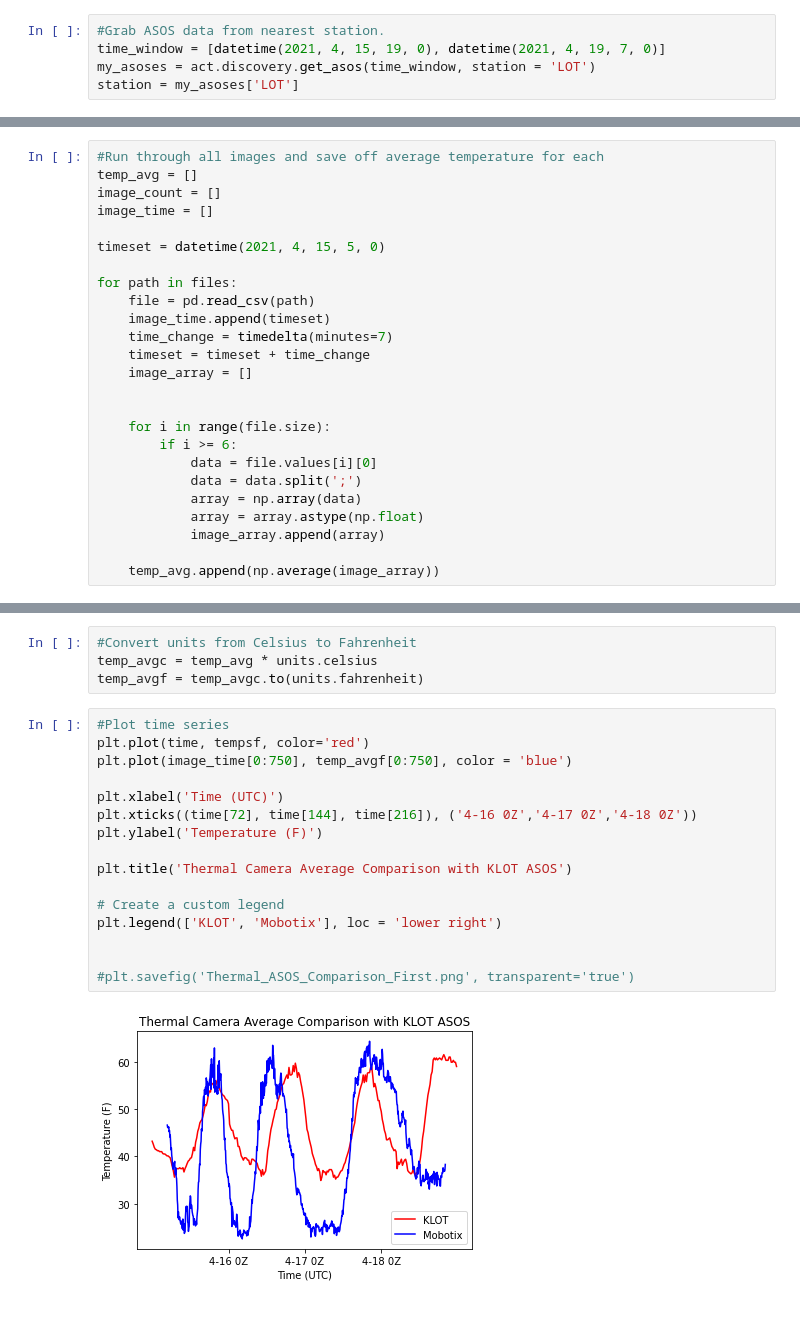
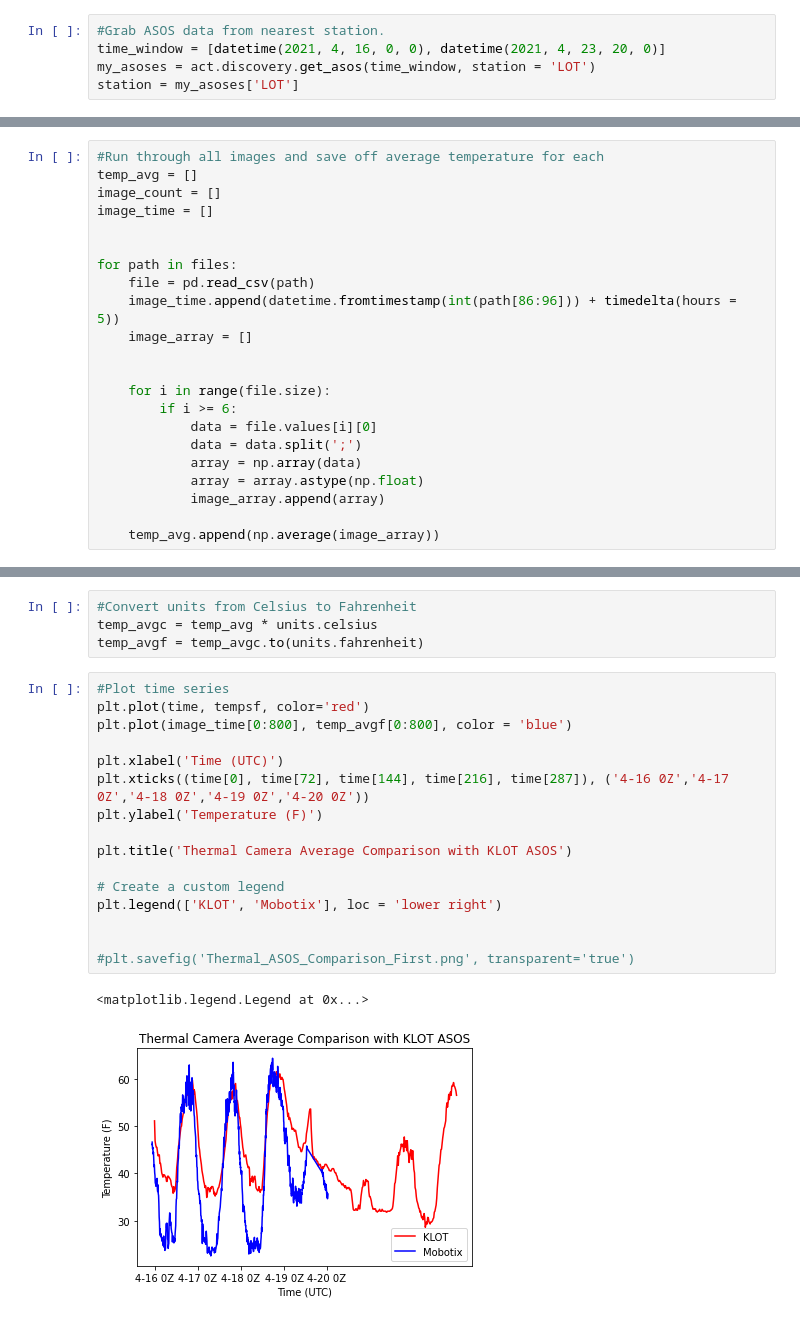
Before and after one commit to sagecontinuum/SageScienceExamples, a Jupyter notebook: Mobotix_RadTherm/Mobotix_Ground_Temp_ASOS_Comparison.ipynb, the cells around one changed output, grey strips where cells are left out. Saved outputs shown, nothing was run; the diff lists cells and outputs as text.

Commit message:
Correct times on ASOS notebook
Converted the epoch time from the filename to a useable datetime for the plot.

```diff
--- a/Mobotix_RadTherm/Mobotix_Ground_Temp_ASOS_Comparison.ipynb
+++ b/Mobotix_RadTherm/Mobotix_Ground_Temp_ASOS_Comparison.ipynb
@@ -15,7 +15,7 @@ from datetime import datetime
 from datetime import timedelta
 # %%
 #Grab ASOS data from nearest station.
-time_window = [datetime(2021, 4, 15, 19, 0), datetime(2021, 4, 19, 7, 0)]
+time_window = [datetime(2021, 4, 16, 0, 0), datetime(2021, 4, 23, 20, 0)]
 my_asoses = act.discovery.get_asos(time_window, station = 'LOT')
 station = my_asoses['LOT']
 # %% [output]
@@ -38,13 +48,10 @@ temp_avg = []
 image_count = []
 image_time = []
 
-timeset = datetime(2021, 4, 15, 5, 0)
 
 for path in files:
     file = pd.read_csv(path)
-    image_time.append(timeset)
-    time_change = timedelta(minutes=7)
-    timeset = timeset + time_change
+    image_time.append(datetime.fromtimestamp(int(path[86:96])) + timedelta(hours = 5))
     image_array = []
 
 
@@ -64,18 +75,19 @@ temp_avgf = temp_avgc.to(units.fahrenheit)
 # %%
 #Plot time series
 plt.plot(time, tempsf, color='red')
-plt.plot(image_time[0:750], temp_avgf[0:750], color = 'blue')
+plt.plot(image_time[0:800], temp_avgf[0:800], color = 'blue')
 
 plt.xlabel('Time (UTC)')
-plt.xticks((time[72], time[144], time[216]), ('4-16 0Z','4-17 0Z','4-18 0Z'))
+plt.xticks((time[0], time[72], time[144], time[216], time[287]), ('4-16 0Z','4-17 0Z','4-18 0Z','4-19 0Z','4-20 0Z'))
 plt.ylabel('Temperature (F)')
 
 plt.title('Thermal Camera Average Comparison with KLOT ASOS')
 
 # Create a custom legend
 plt.legend(['KLOT', 'Mobotix'], loc = 'lower right')
 
 
 #plt.savefig('Thermal_ASOS_Comparison_First.png', transparent='true')
 # %% [output]
+<matplotlib.legend.Legend at 0x...>
-[figure, old version]
+[figure, new version]
```
Also changed, not shown: parts of 6 cells of this notebook.
